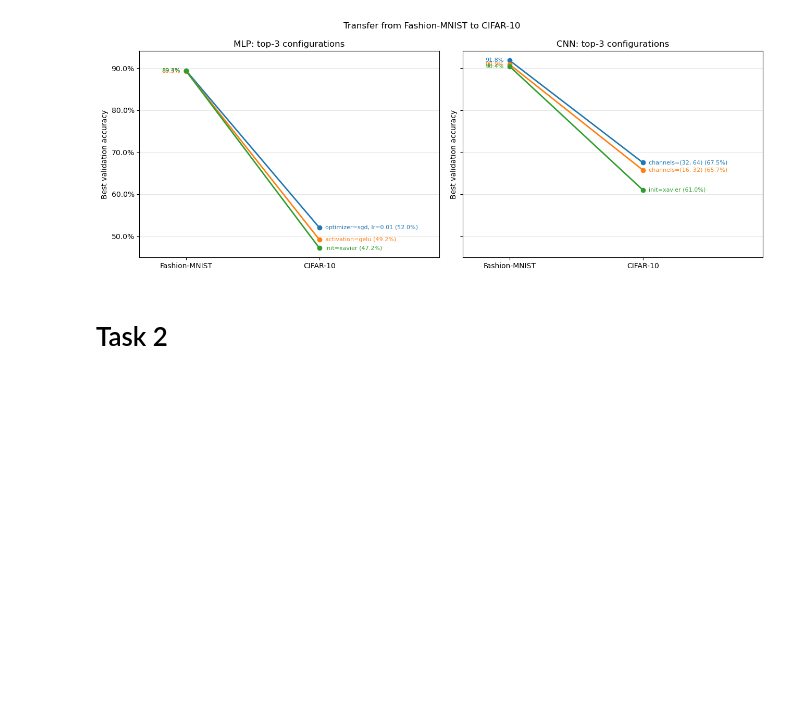
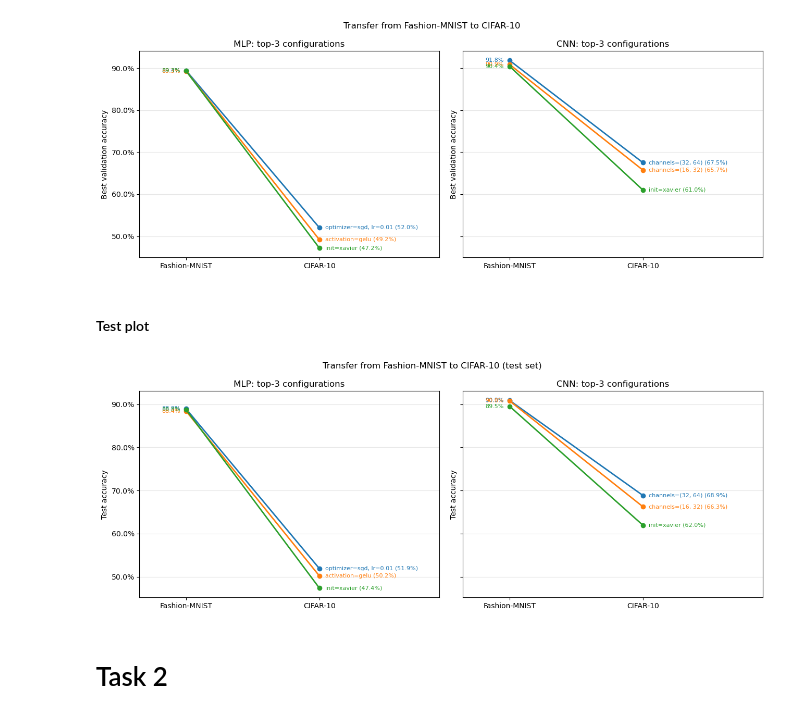
Before and after one commit to LucasNovelli/deepLearningAssignment1, a Jupyter notebook: deeplearning.ipynb, the cells around one changed output. Cells and saved outputs as stored; diff of their text form; code cells hidden in the pictures; blank space fills up the shorter version.

Commit message:
Implemnted test set.Is very similar to val so good results!

```diff
--- a/deeplearning.ipynb
+++ b/deeplearning.ipynb
@@ -825,6 +963,41 @@ fig.savefig("figures/transfer_fmnist_cifar.png", dpi=150, bbox_inches="tight")
 plt.show()
 # %% [output]
 [figure]
+# %% [markdown]
+#### Test plot
+# %%
+# Transfer of the top-3 configurations: test accuracy on Fashion-MNIST vs CIFAR-10
+def plot_transfer_test(ax, df_test, model_type, title):
+    d = df_test[df_test["model"] == model_type]
+
+    for rank, name in enumerate(d["name"].unique()):          # same order as the top-3 (rank 1, 2, 3)
+        fmnist = d[(d["name"] == name) & (d["dataset"] == "Fashion-MNIST")]["test_acc"].iloc[0]
+        cifar = d[(d["name"] == name) & (d["dataset"] == "CIFAR-10")]["test_acc"].iloc[0]
+        color = plt.cm.tab10.colors[rank]
+        ax.plot([0, 1], [fmnist, cifar], marker="o", color=color, linewidth=2)
+        ax.annotate(f"{name} ({cifar:.1%})", xy=(1, cifar), xytext=(8, 0),
+                    textcoords="offset points", va="center", fontsize=8, color=color)
+        ax.annotate(f"{fmnist:.1%}", xy=(0, fmnist), xytext=(-8, 0),
+                    textcoords="offset points", va="center", ha="right", fontsize=8, color=color)
+
+    ax.set_xticks([0, 1])
+    ax.set_xticklabels(["Fashion-MNIST", "CIFAR-10"])
+    ax.set_xlim(-0.35, 1.9)
+    ax.yaxis.set_major_formatter(PercentFormatter(1.0))
+    ax.set_ylabel("Test accuracy")
+    ax.set_title(title)
+    ax.grid(axis="y", alpha=0.3)
+
+fig, axes = plt.subplots(1, 2, figsize=(13, 5), sharey=True)
+plot_transfer_test(axes[0], df_test, "MLP", "MLP: top-3 configurations")
+plot_transfer_test(axes[1], df_test, "CNN", "CNN: top-3 configurations")
+
+fig.suptitle("Transfer from Fashion-MNIST to CIFAR-10 (test set)")
+fig.tight_layout()
+fig.savefig("figures/transfer_fmnist_cifar_test.png", dpi=150, bbox_inches="tight")
+plt.show()
+# %% [output]
+[figure, added]
 # %% [markdown]
 # Task 2
 # %%
```
Also changed, not shown: parts of 3 cells of this notebook, 3 other files.
